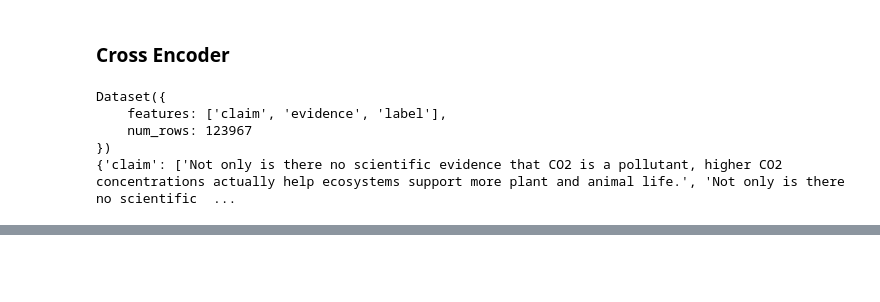
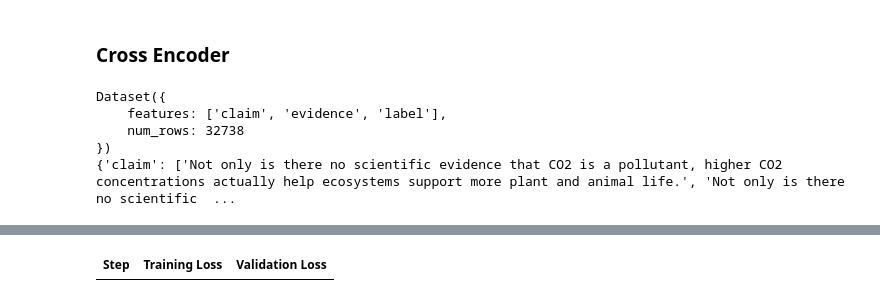
Before and after one commit to kaiizzz/COMP90042_2025, a Jupyter notebook: Sbert/retrieval.ipynb, the cells around one changed output, grey strips where cells are left out. Drawn from its saved outputs; the diff is of its cells as text; code cells hidden in the pictures; blank space fills up the shorter version.

```diff
--- a/Sbert/retrieval.ipynb
+++ b/Sbert/retrieval.ipynb
@@ -255,7 +205,7 @@ similarity_matrix = cosine_similarity(claim_embeddings, total_embeddings)
 # %%
 import numpy as np
 
-top_k = 100
+top_k = 25
 top_indices = np.argsort(-similarity_matrix, axis=1)[:, :top_k]  # sort descending, get top 100 indices
 # %%
 train_df["top_100_evidence"] = [
@@ -339,7 +282,7 @@ print(dataset[0:5])
 # %% [output]
 Dataset({
     features: ['claim', 'evidence', 'label'],
-    num_rows: 123967
+    num_rows: 32738
 })
 {'claim': ['Not only is there no scientific evidence that CO2 is a pollutant, higher CO2 concentrations actually help ecosystems support more plant and animal life.', 'Not only is there no scientific  ...
 # %%
@@ -372,11 +315,11 @@ split_dataset = dataset.train_test_split(test_size=0.1, seed=42069)
 train_ds = split_dataset["train"]
 eval_ds = split_dataset["test"]
 
-evaluator = CrossEncoderNanoBEIREvaluator(
-    dataset_names=["msmarco", "nfcorpus", "nq"],
-    batch_size=train_batch_size,
-)
-evaluator(model)
+# evaluator = CrossEncoderNanoBEIREvaluator(
+#     dataset_names=["msmarco", "nfcorpus", "nq"],
+#     batch_size=train_batch_size,
+# )
+#evaluator(model)
 
 # Set up training arguments
 args = CrossEncoderTrainingArguments(
@@ -408,12 +351,13 @@ trainer = CrossEncoderTrainer(
     train_dataset=train_ds,
     eval_dataset=eval_ds,
     loss=loss,
-    evaluator=evaluator,
+    #evaluator=evaluator,
 )
 
 trainer.train()
 
-evaluator(model)
+#evaluator(model)
 
 final_output_dir = f"models/run_cross/final"
 model.save_pretrained(final_output_dir)
+# %% [output]
@@ -419,0 +382 @@ model.save_pretrained(final_output_dir)
+| Step | Training Loss | Validation Loss |
```
Also changed, not shown: parts of 5 cells of this notebook.
